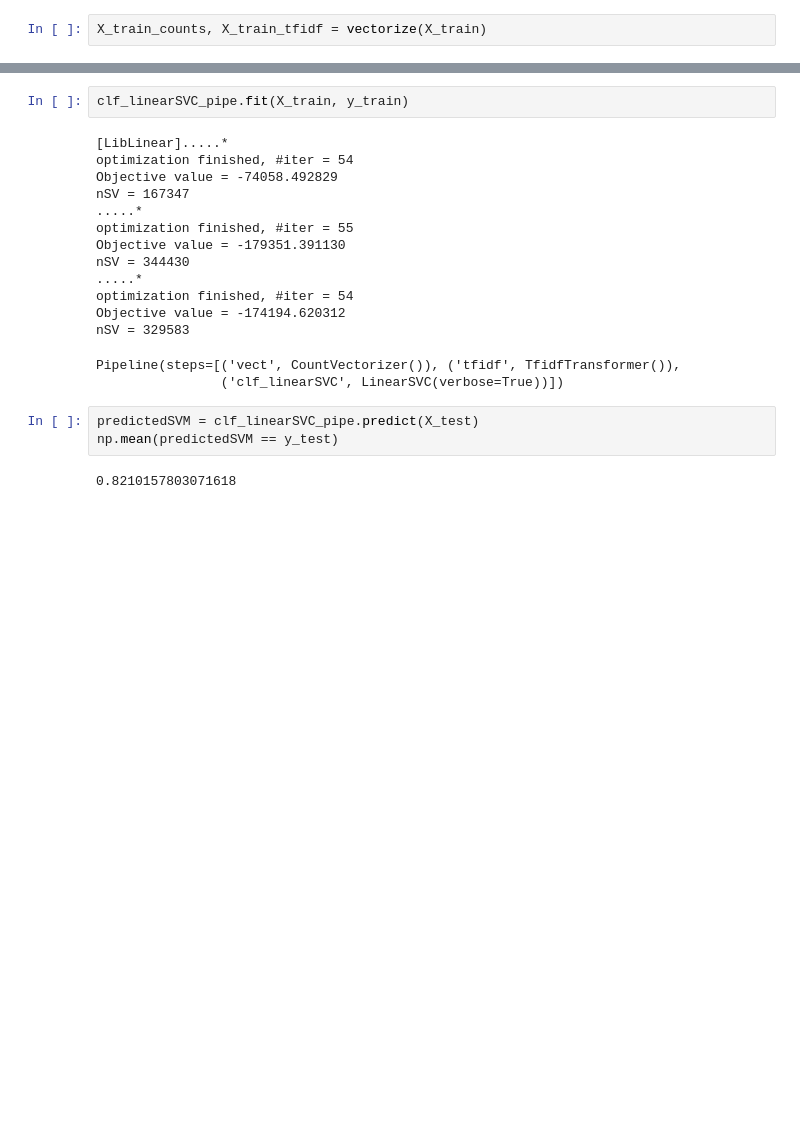
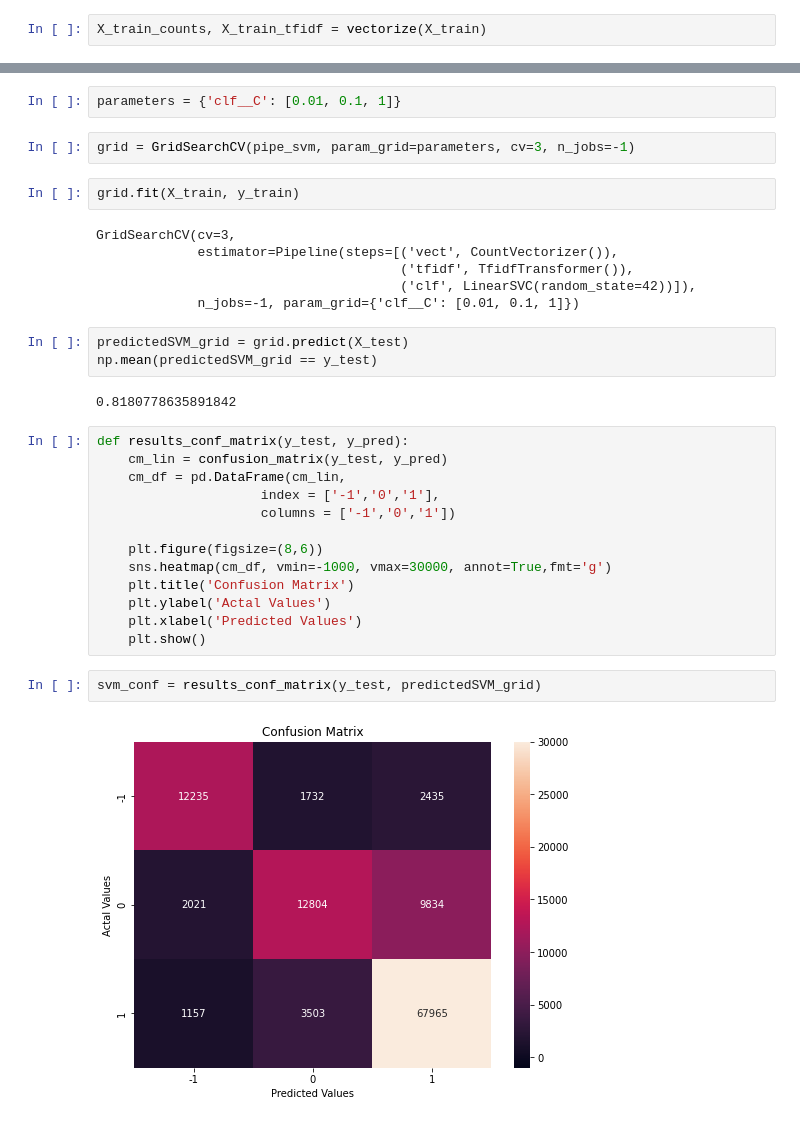
Before and after one commit to COGS118A/Group027-Sp22, a Jupyter notebook: models/SVM.ipynb, the cells around one changed output, grey strips where cells are left out. Saved outputs shown, nothing was run; the diff lists cells and outputs as text; blank space fills up the shorter version.

```diff
--- a/models/SVM.ipynb
+++ b/models/SVM.ipynb
@@ -50,22 +66,34 @@ clf_linearSVC_pipe = Pipeline([("vect", CountVectorizer()), ("tfidf", TfidfTrans
+# %%
+parameters = {'clf__C': [0.01, 0.1, 1]}
+# %%
+grid = GridSearchCV(pipe_svm, param_grid=parameters, cv=3, n_jobs=-1)
 # %%
-clf_linearSVC_pipe.fit(X_train, y_train)
+grid.fit(X_train, y_train)
 # %% [output]
-[LibLinear].....*
-optimization finished, #iter = 54
-Objective value = -74058.492829
-nSV = 167347
-.....*
-optimization finished, #iter = 55
-Objective value = -179351.391130
-nSV = 344430
-.....*
-optimization finished, #iter = 54
-Objective value = -174194.620312
-nSV = 329583
+GridSearchCV(cv=3,
+             estimator=Pipeline(steps=[('vect', CountVectorizer()),
+                                       ('tfidf', TfidfTransformer()),
+                                       ('clf', LinearSVC(random_state=42))]),
+             n_jobs=-1, param_grid={'clf__C': [0.01, 0.1, 1]})
-Pipeline(steps=[('vect', CountVectorizer()), ('tfidf', TfidfTransformer()),
-                ('clf_linearSVC', LinearSVC(verbose=True))])
 # %%
-predictedSVM = clf_linearSVC_pipe.predict(X_test)
-np.mean(predictedSVM == y_test)
+predictedSVM_grid = grid.predict(X_test)
+np.mean(predictedSVM_grid == y_test)
 # %% [output]
-0.8210157803071618
+0.8180778635891842
+# %%
+def results_conf_matrix(y_test, y_pred):
+    cm_lin = confusion_matrix(y_test, y_pred)
+    cm_df = pd.DataFrame(cm_lin,
+                     index = ['-1','0','1'],
+                     columns = ['-1','0','1'])
+
+    plt.figure(figsize=(8,6))
+    sns.heatmap(cm_df, vmin=-1000, vmax=30000, annot=True,fmt='g')
+    plt.title('Confusion Matrix')
+    plt.ylabel('Actal Values')
+    plt.xlabel('Predicted Values')
+    plt.show()
+# %%
+svm_conf = results_conf_matrix(y_test, predictedSVM_grid)
+# %% [output]
+[figure, added]
```
Also changed, not shown: parts of 11 cells of this notebook.
